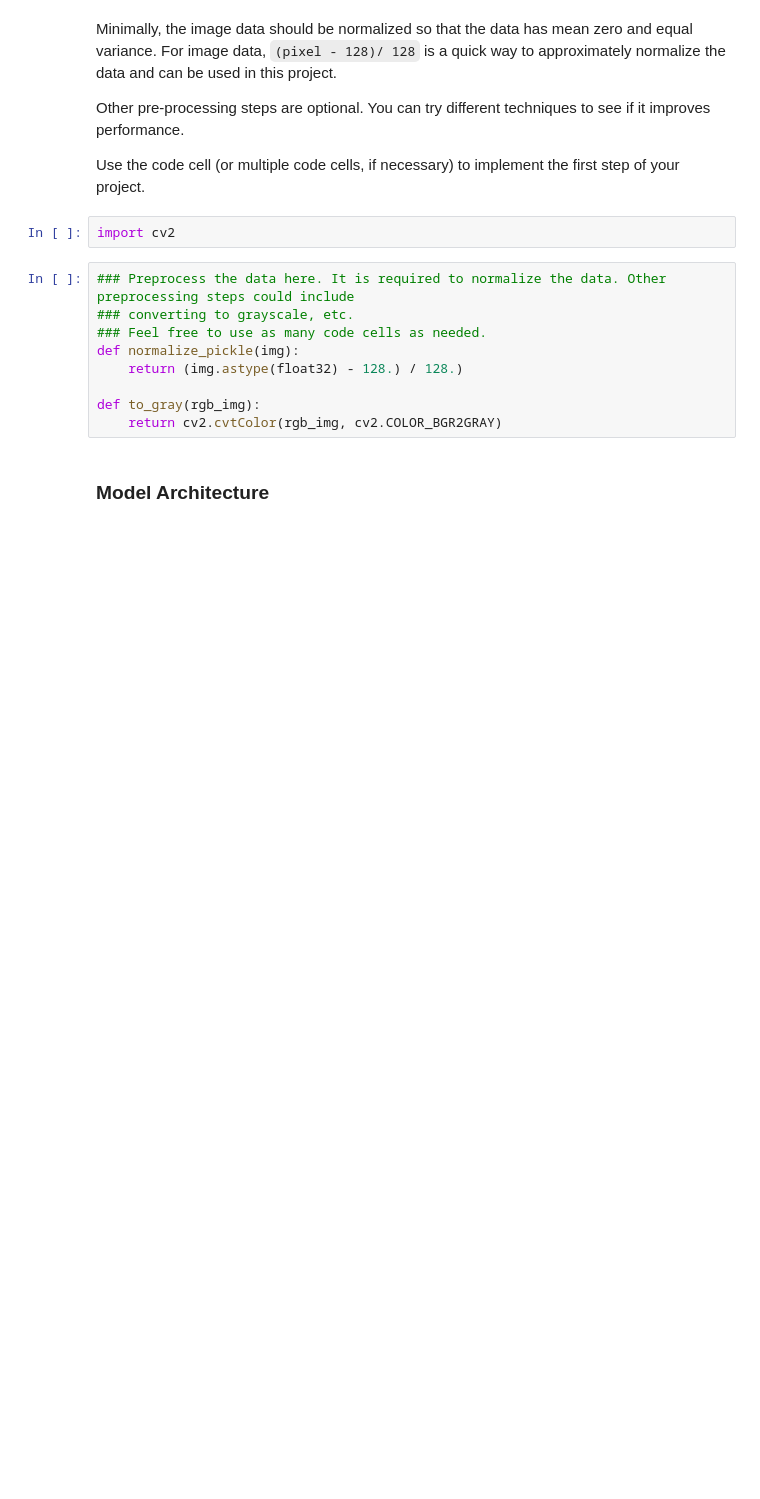
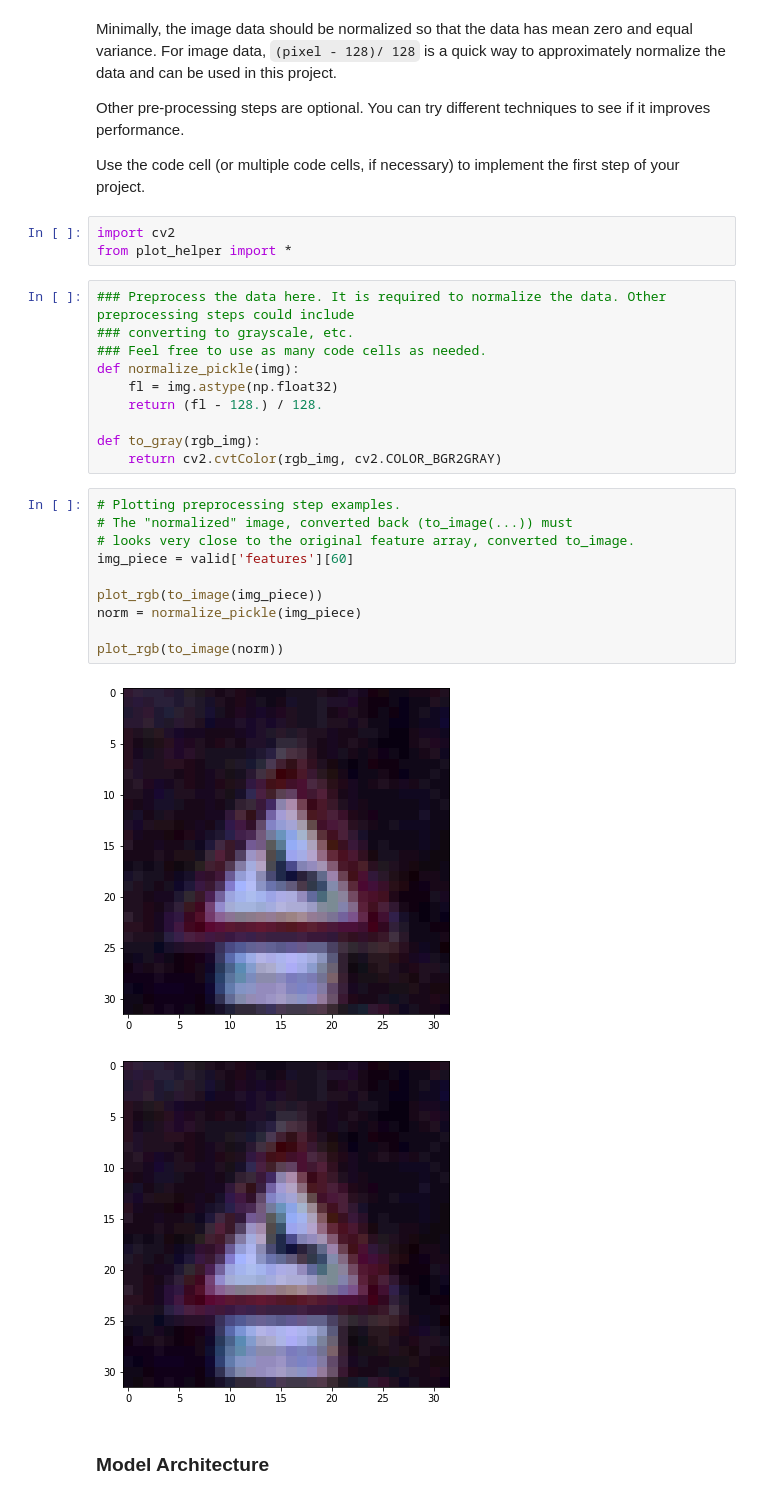
Before and after one commit to udacity/CarND-Traffic-Sign-Classifier-Project, a Jupyter notebook: Traffic_Sign_Classifier.ipynb, the cells around one changed output. Cells and saved outputs as stored; diff of their text form; blank space fills up the shorter version.

Commit message:
Normalizing of the input image added

```diff
--- a/Traffic_Sign_Classifier.ipynb
+++ b/Traffic_Sign_Classifier.ipynb
@@ -167,15 +165,30 @@ Other pre-processing steps are optional. You can try different techniques to see
 Use the code cell (or multiple code cells, if necessary) to implement the first step of your project.
 # %%
 import cv2
+from plot_helper import *
 # %%
 ### Preprocess the data here. It is required to normalize the data. Other preprocessing steps could include
 ### converting to grayscale, etc.
 ### Feel free to use as many code cells as needed.
 def normalize_pickle(img):
-    return (img.astype(float32) - 128.) / 128.)
+    fl = img.astype(np.float32)
+    return (fl - 128.) / 128.
 
 def to_gray(rgb_img):
     return cv2.cvtColor(rgb_img, cv2.COLOR_BGR2GRAY)
+# %%
+# Plotting preprocessing step examples.
+# The "normalized" image, converted back (to_image(...)) must
+# looks very close to the original feature array, converted to_image.
+img_piece = valid['features'][60]
+
+plot_rgb(to_image(img_piece))
+norm = normalize_pickle(img_piece)
+
+plot_rgb(to_image(norm))
+# %% [output]
+[figure, added]
+[figure, added]
 # %% [markdown]
 ### Model Architecture
 # %%
```
Also changed, not shown: parts of 4 cells of this notebook, 1 other file.
